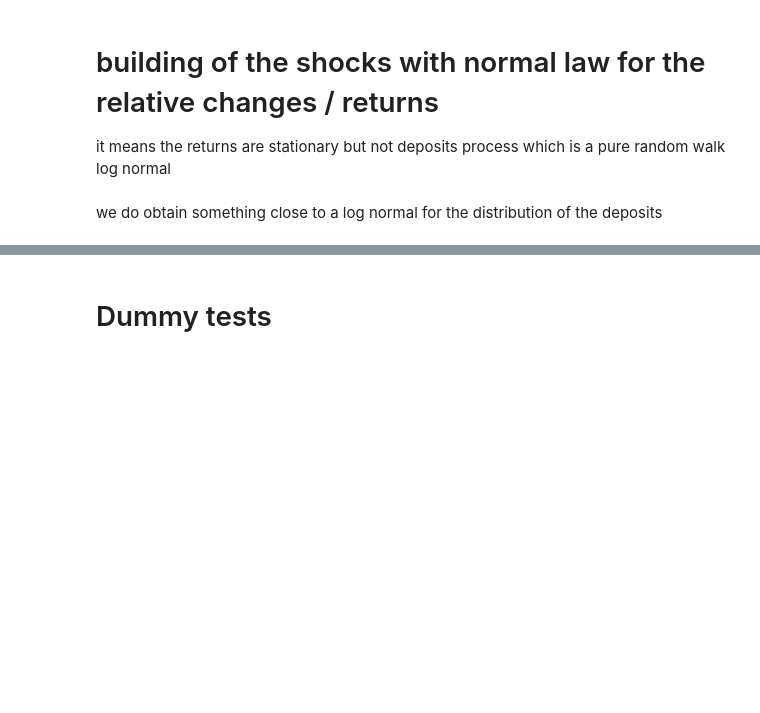
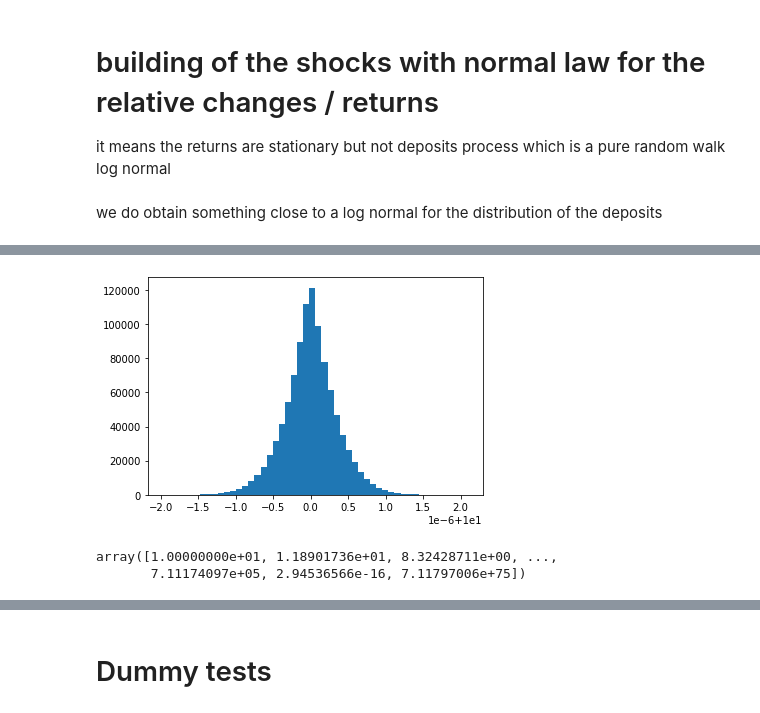
Before and after one commit to Victor-Le-Coz/secured_interbank_network_public, a Jupyter notebook: tests.ipynb, the cells around one changed output, grey strips where cells are left out. Drawn from its saved outputs; the diff is of its cells as text; code cells hidden in the pictures; blank space fills up the shorter version.

```diff
--- a/tests.ipynb
+++ b/tests.ipynb
@@ -121,0 +148,9 @@ bin  = plt.hist(walk, bins=50)
+# %%
+bin  = plt.hist(walk_p, bins=50)
+# %% [output]
+[figure, added]
+# %%
+walk_p
+# %% [output]
+array([1.00000000e+01, 1.18901736e+01, 8.32428711e+00, ...,
+       7.11174097e+05, 2.94536566e-16, 7.11797006e+75])
```
Also changed, not shown: parts of 13 cells of this notebook, 6 other files.
